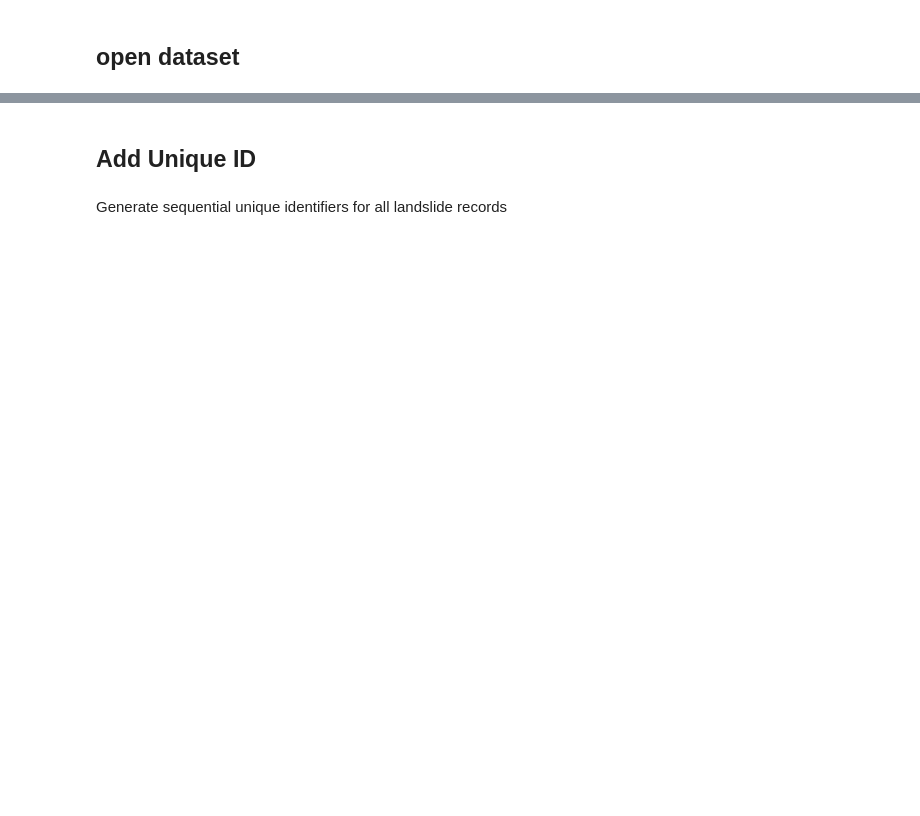
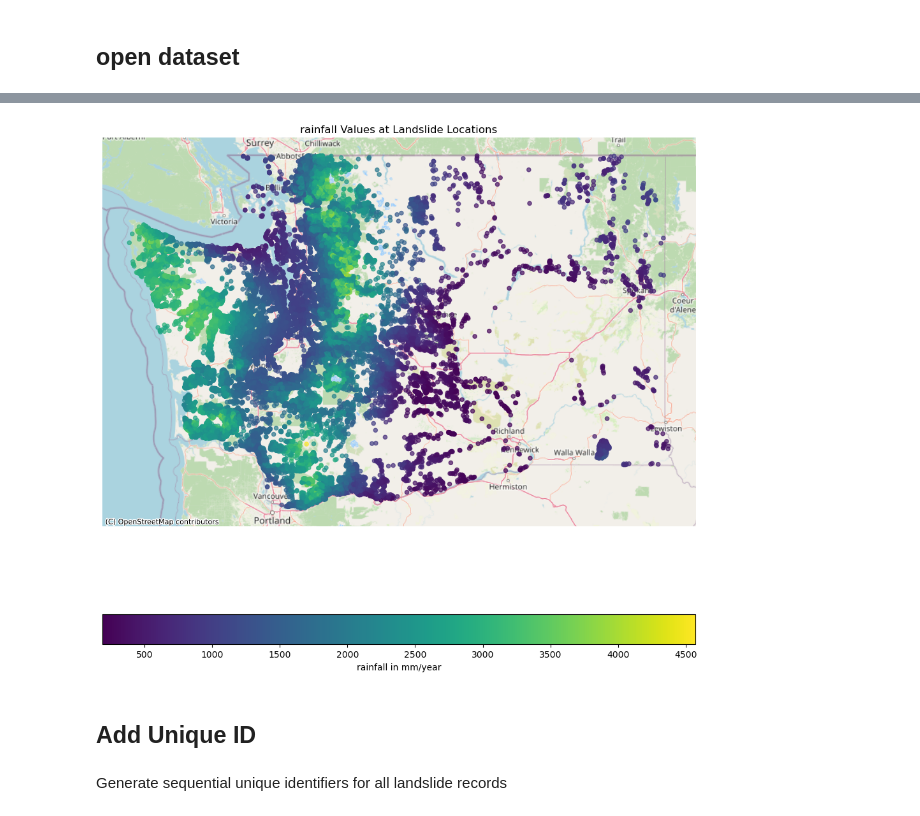
Before and after one commit to loicbachelot/cascadia-landslide-book, a Jupyter notebook: PostProcessing/post_processing.ipynb, the cells around one changed output, grey strips where cells are left out. Saved outputs shown, nothing was run; the diff lists cells and outputs as text; code cells hidden in the pictures; blank space fills up the shorter version.

```diff
--- a/PostProcessing/post_processing.ipynb
+++ b/PostProcessing/post_processing.ipynb
@@ -224,3 +268,32 @@ len(combined_bc_or_wa_landslides_gdf)
+# %%
+import contextily as cx
+
+# Ensure the geometry is set to the 'centroid' column for plotting
+landslides_gdf = landslides_gdf.set_geometry("centroid")
+# Re-project the GeoDataFrame to Web Mercator (EPSG:3857) which is required by contextily
+landslides_gdf_wm = landslides_gdf.to_crs(epsg=3857)
+
+# Create the plot
+fig, ax = plt.subplots(figsize=(12, 12))
+# Plot the landslide data
+landslides_gdf_wm.plot(column='filter_RAINFALL',
+                                ax=ax,
+                                legend=True,
+                                cmap='viridis',
+                                alpha=0.7,
+                                markersize=20,
+                                legend_kwds={'label': "rainfall in mm/year",
+                                            'orientation': "horizontal"})
+
+# Add the basemap
+cx.add_basemap(ax, source=cx.providers.OpenStreetMap.Mapnik)
+
+# Set title and remove axis labels for a cleaner map look
+ax.set_title('rainfall Values at Landslide Locations')
+ax.set_axis_off()
+plt.show()
+# %% [output]
+[figure, added]
 # %% [markdown]
 ## Add Unique ID
 # %% [markdown]
```
Also changed, not shown: parts of 15 cells of this notebook.
